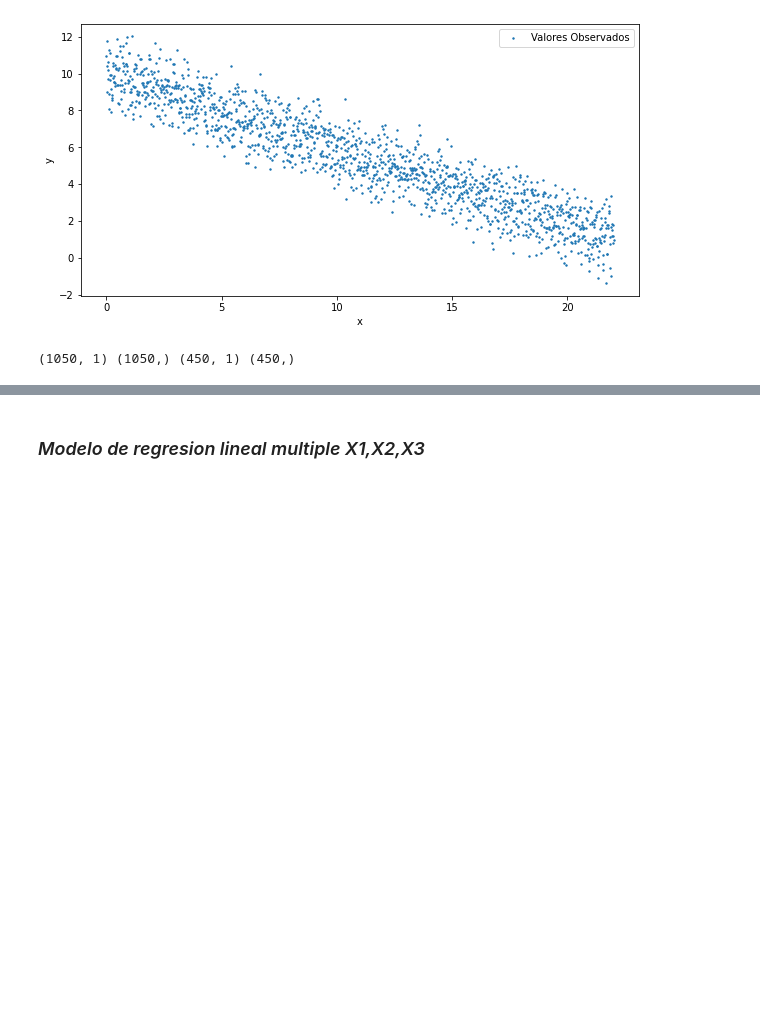
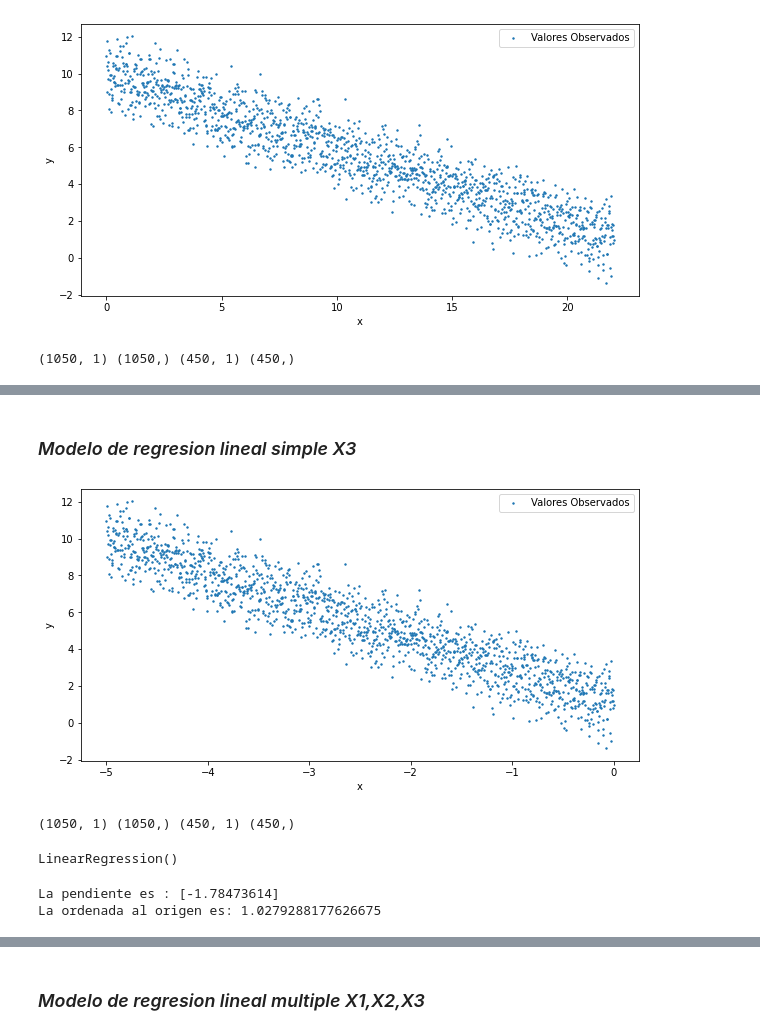
Before and after one commit to JavieraArrieta/Machine-Learning, a Jupyter notebook: Clase 01/Homework.ipynb, the cells around one changed output, grey strips where cells are left out. Cells and saved outputs as stored; diff of their text form; code cells hidden in the pictures; blank space fills up the shorter version.

```diff
--- a/Clase 01/Homework.ipynb
+++ b/Clase 01/Homework.ipynb
@@ -224,0 +301,38 @@ print(X2_train.shape, y2_train.shape, X2_test.shape, y2_test.shape)
+# %% [markdown]
+### *Modelo de regresion lineal simple X3*
+# %%
+X3=data['X3'].values.reshape(-1,1)
+y3_real= data['y']
+# %%
+plt.figure(figsize=(10,5))
+plt.scatter(X3,y3_real, s = 2, label= 'Valores Observados')
+# plt.plot(X1, y1_real, '--',label ='Curva Teórica', c = 'r')  # No tenemos una ecuacion
+plt.xlabel('x')
+plt.ylabel('y')
+plt.legend()
+plt.show()
+# %% [output]
+[figure, added]
+# %%
+modelo_lineal = LinearRegression()
+
+from sklearn.model_selection import train_test_split
+
+# X2 = X2.reshape(-1,1) # X.shape da (1500,1)
+X3_train, X3_test, y3_train, y3_test = train_test_split(X3, y3_real, test_size=0.30, random_state=42)
+
+print(X3_train.shape, y3_train.shape, X3_test.shape, y3_test.shape)
+# %% [output]
+(1050, 1) (1050,) (450, 1) (450,)
+# %%
+# Entrenamos el modelo solo con los datos de entrenamiento
+
+modelo_lineal.fit(X3_train, y3_train)
+# %% [output]
+LinearRegression()
+# %%
+print('La pendiente es :', modelo_lineal.coef_)
+print('La ordenada al origen es:', modelo_lineal.intercept_)
+# %% [output]
+La pendiente es : [-1.78473614]
+La ordenada al origen es: 1.0279288177626675
```
Also changed, not shown: parts of 21 cells of this notebook, 24 other files.
